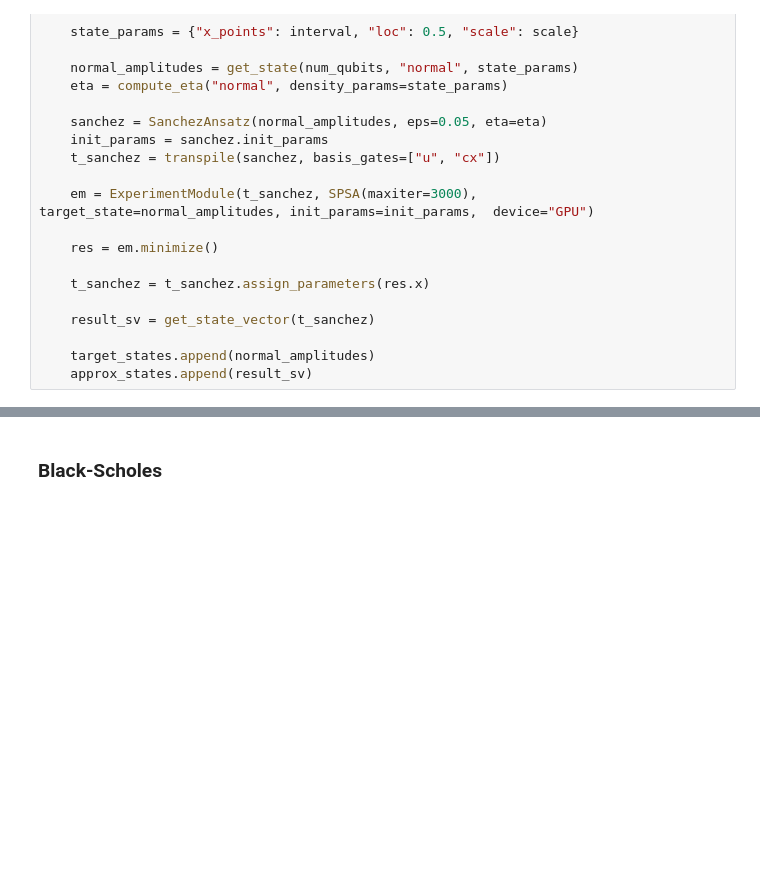
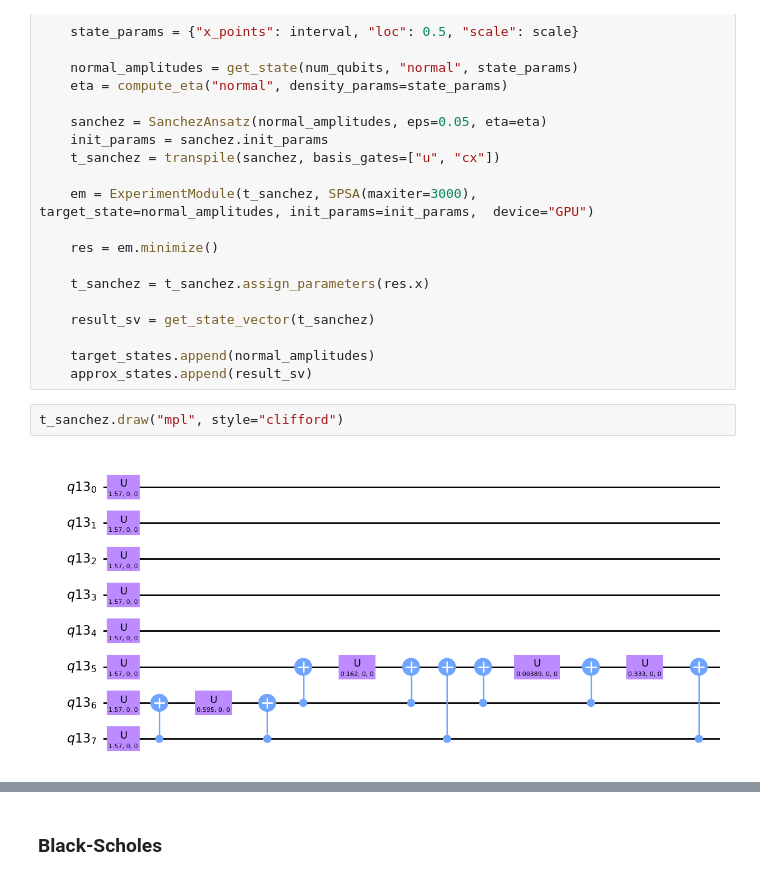
Before and after one commit to IsmaelCesar/sanches-modified, a Jupyter notebook: replicates/distributions.ipynb, the cells around one changed output, grey strips where cells are left out. Saved outputs shown, nothing was run; the diff lists cells and outputs as text; blank space fills up the shorter version.

```diff
--- a/replicates/distributions.ipynb
+++ b/replicates/distributions.ipynb
@@ -44,6 +100,10 @@ for scale in scales:
 
     target_states.append(normal_amplitudes)
     approx_states.append(result_sv)
+# %%
+t_sanchez.draw("mpl", style="clifford")
+# %% [output]
+[figure, added]
 # %%
 fig, axes = plt.subplots(2, 2, figsize=(10, 5))
 
```
Also changed, not shown: parts of 5 cells of this notebook.
